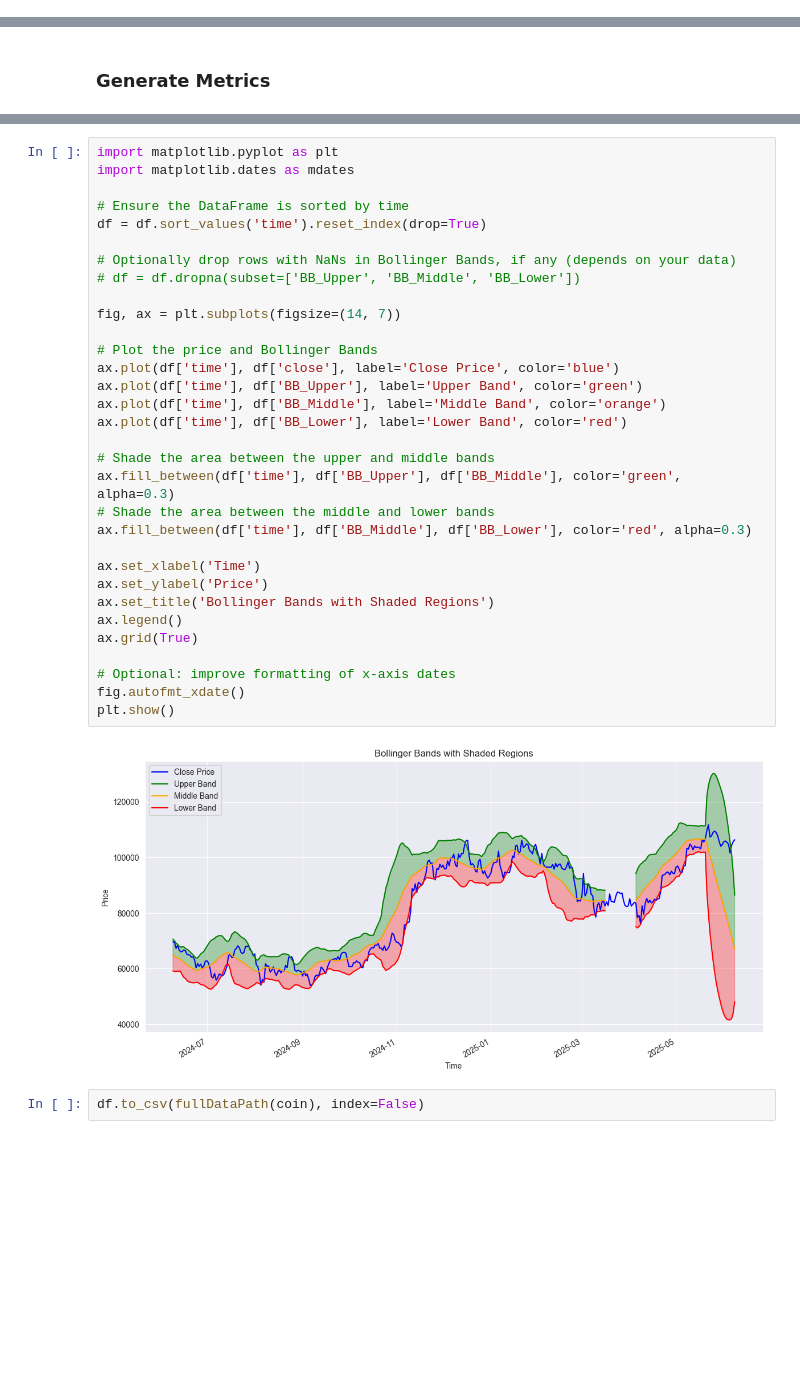
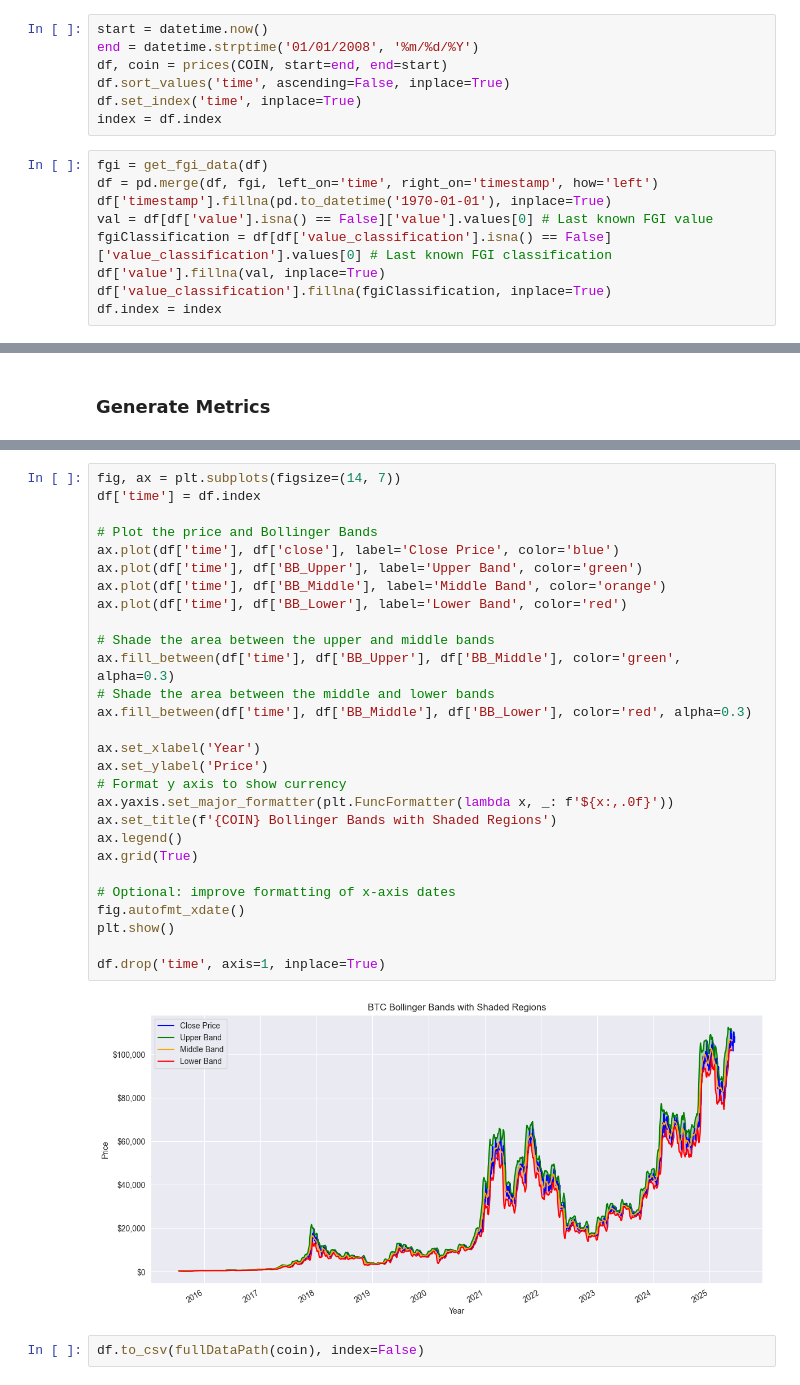
Before and after one commit to matteoshafer/cryptoTrading_fork, a Jupyter notebook: CoinbaseMarketAnalysisGradient.ipynb, the cells around one changed output, grey strips where cells are left out. Saved outputs shown, nothing was run; the diff lists cells and outputs as text; blank space fills up the shorter version.

```diff
--- a/CoinbaseMarketAnalysisGradient.ipynb
+++ b/CoinbaseMarketAnalysisGradient.ipynb
@@ -126,2 +21,18 @@ alt.Chart(everything_sorted).mark_bar().encode(
+# %%
+start = datetime.now()
+end = datetime.strptime('01/01/2008', '%m/%d/%Y')
+df, coin = prices(COIN, start=end, end=start)
+df.sort_values('time', ascending=False, inplace=True)
+df.set_index('time', inplace=True)
+index = df.index
+# %%
+fgi = get_fgi_data(df)
+df = pd.merge(df, fgi, left_on='time', right_on='timestamp', how='left')
+df['timestamp'].fillna(pd.to_datetime('1970-01-01'), inplace=True)
+val = df[df['value'].isna() == False]['value'].values[0] # Last known FGI value
+fgiClassification = df[df['value_classification'].isna() == False]['value_classification'].values[0] # Last known FGI classification
+df['value'].fillna(val, inplace=True)
+df['value_classification'].fillna(fgiClassification, inplace=True)
+df.index = index
 # %% [markdown]
 ## Crypto market collector
@@ -324,37 +120,33 @@ df.tail()
 # %%
-import matplotlib.pyplot as plt
-import matplotlib.dates as mdates
-
-# Ensure the DataFrame is sorted by time
-df = df.sort_values('time').reset_index(drop=True)
-
-# Optionally drop rows with NaNs in Bollinger Bands, if any (depends on your data)
-# df = df.dropna(subset=['BB_Upper', 'BB_Middle', 'BB_Lower'])
-
 fig, ax = plt.subplots(figsize=(14, 7))
+df['time'] = df.index
 
 # Plot the price and Bollinger Bands
 ax.plot(df['time'], df['close'], label='Close Price', color='blue')
 ax.plot(df['time'], df['BB_Upper'], label='Upper Band', color='green')
 ax.plot(df['time'], df['BB_Middle'], label='Middle Band', color='orange')
 ax.plot(df['time'], df['BB_Lower'], label='Lower Band', color='red')
 
 # Shade the area between the upper and middle bands
 ax.fill_between(df['time'], df['BB_Upper'], df['BB_Middle'], color='green', alpha=0.3)
 # Shade the area between the middle and lower bands
 ax.fill_between(df['time'], df['BB_Middle'], df['BB_Lower'], color='red', alpha=0.3)
 
-ax.set_xlabel('Time')
+ax.set_xlabel('Year')
 ax.set_ylabel('Price')
-ax.set_title('Bollinger Bands with Shaded Regions')
+# Format y axis to show currency
+ax.yaxis.set_major_formatter(plt.FuncFormatter(lambda x, _: f'${x:,.0f}'))
+ax.set_title(f'{COIN} Bollinger Bands with Shaded Regions')
 ax.legend()
 ax.grid(True)
 
 # Optional: improve formatting of x-axis dates
 fig.autofmt_xdate()
 plt.show()
+
+df.drop('time', axis=1, inplace=True)
 # %% [output]
-[figure, old version]
+[figure, new version]
 # %%
 df.to_csv(fullDataPath(coin), index=False)
 # %% [markdown]
```
Also changed, not shown: parts of 15 cells of this notebook, 5 other files.
